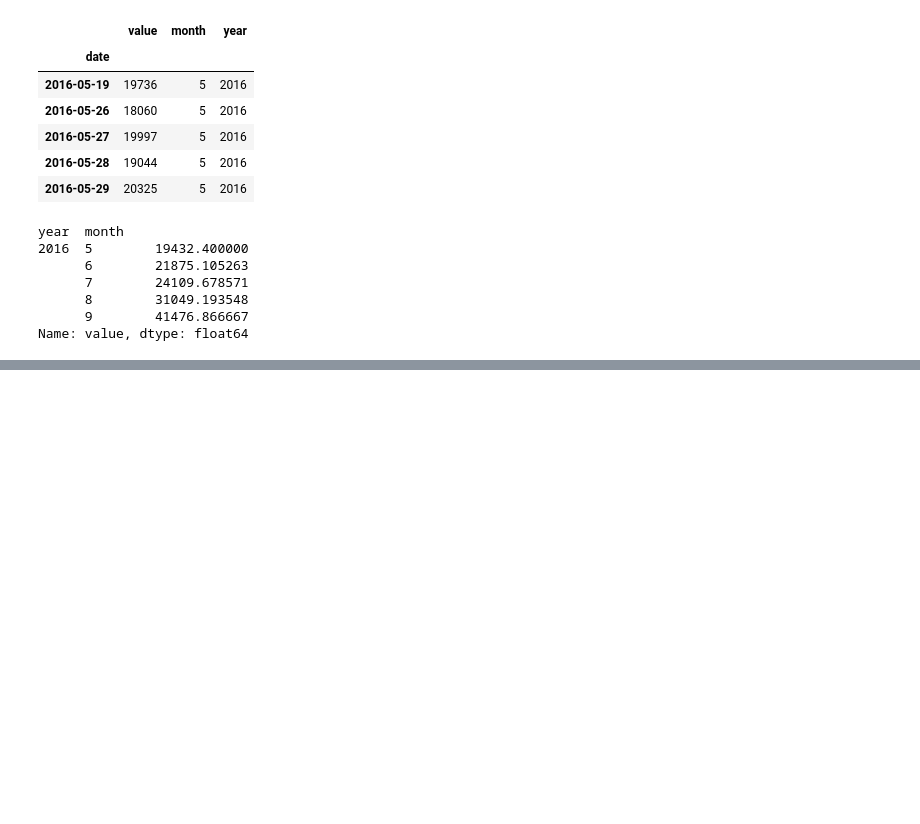
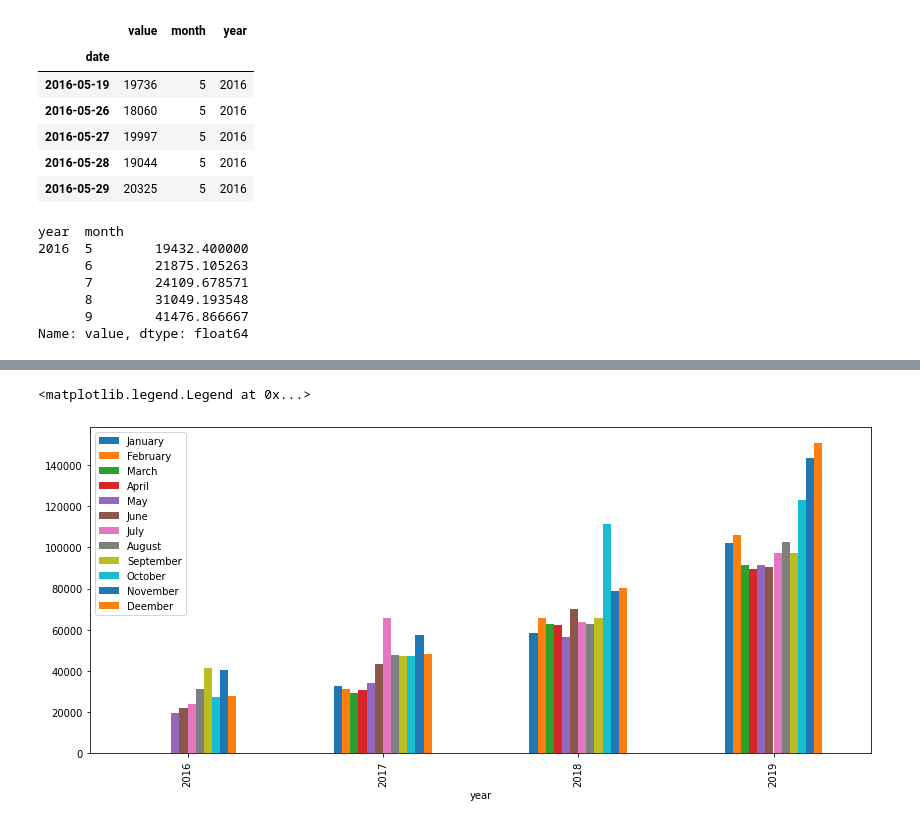
Before and after one commit to sury1999/Data-Analysis-Excercises, a Jupyter notebook: Page_time_series_visualizer.ipynb, the cells around one changed output, grey strips where cells are left out. Saved outputs shown, nothing was run; the diff lists cells and outputs as text; code cells hidden in the pictures; blank space fills up the shorter version.

```diff
--- a/Page_time_series_visualizer.ipynb
+++ b/Page_time_series_visualizer.ipynb
@@ -124,0 +110,5 @@ sns.barplot(data=df_plot)
+# %%
+
+df_bar = df_clean.groupby(["year", "month"])["value"].mean()
+df_bar = df_bar.unstack()
+df_bar
@@ -124,0 +122,7 @@ sns.barplot(data=df_plot)
+# %%
+
+fig = df_bar.plot(kind ="bar", legend = True, figsize = (14,6))
+plt.legend(labels=['January', 'February', 'March', 'April', 'May', 'June', 'July', 'August', 'September', 'October', 'November', 'Deember'])
+# %% [output]
+<matplotlib.legend.Legend at 0x...>
+[figure, added]
```
Also changed, not shown: parts of 4 cells of this notebook.
